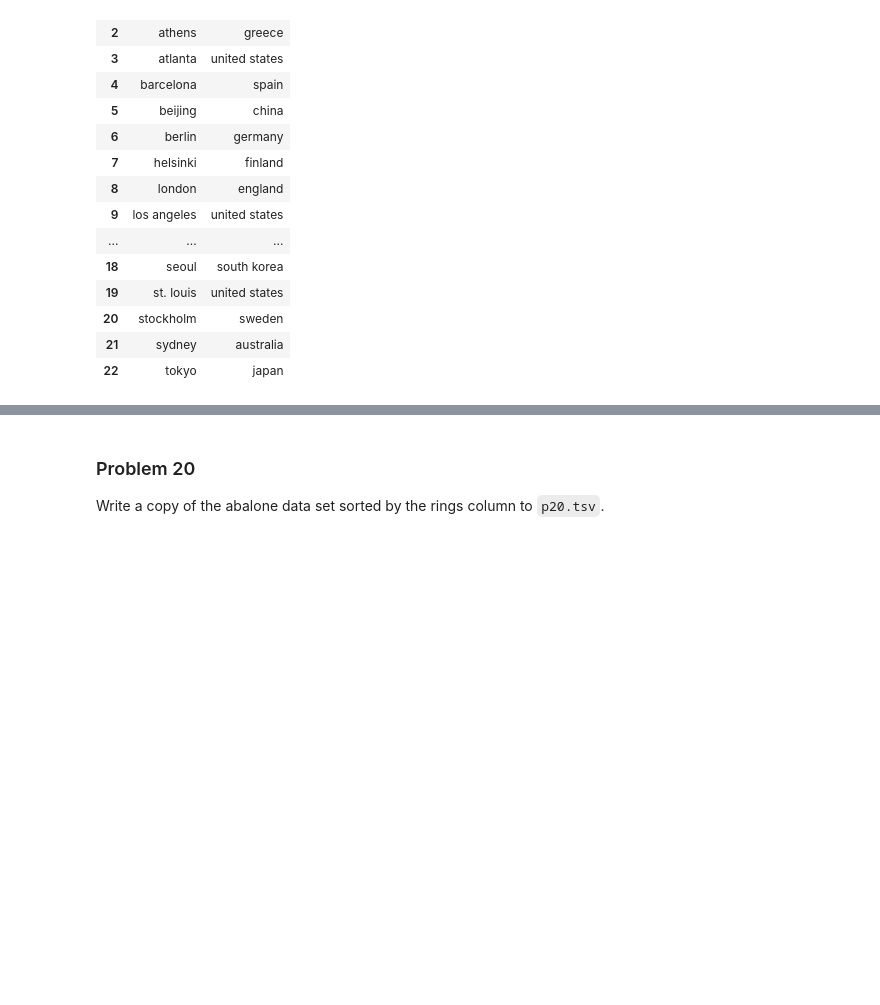
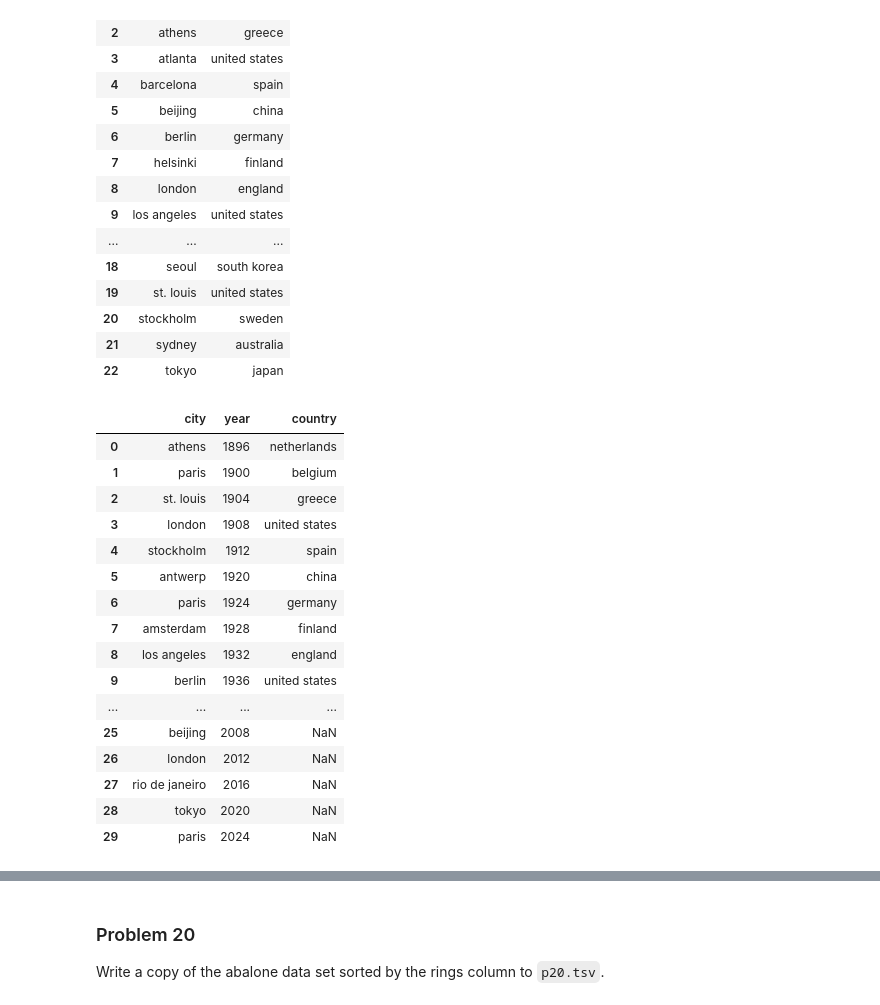
Before and after one commit to veniola/dx602-homework-08, a Jupyter notebook: homework.ipynb, the cells around one changed output, grey strips where cells are left out. Saved outputs shown, nothing was run; the diff lists cells and outputs as text; code cells hidden in the pictures; blank space fills up the shorter version.

```diff
--- a/homework.ipynb
+++ b/homework.ipynb
@@ -697,17 +705,36 @@ c19
 # %%
 # YOUR CHANGES HERE
 
 # make copies of o19 and c19, set index to "city" column for both
 o19_copy = o19.copy()
 c19_copy = c19.copy()
 
 # set indices to "city" column
 o19_set_index = o19_copy.set_index("city")
 c19_set_index = c19_copy.set_index("city")
 
-# add both dataframes
-add_dfs = o19_set_index + (c19_set_index)
-p19 = add_dfs
+# join o19 and c19
+p19 = o19_copy.join(c19_copy["country"])
+
+p19
+# %% [output]
+|  | city | year | country |
+| 0 | athens | 1896 | netherlands |
+| 1 | paris | 1900 | belgium |
+| 2 | st. louis | 1904 | greece |
+| 3 | london | 1908 | united states |
+| 4 | stockholm | 1912 | spain |
+| 5 | antwerp | 1920 | china |
+| 6 | paris | 1924 | germany |
+| 7 | amsterdam | 1928 | finland |
+| 8 | los angeles | 1932 | england |
+| 9 | berlin | 1936 | united states |
+| ... | ... | ... | ... |
+| 25 | beijing | 2008 | NaN |
+| 26 | london | 2012 | NaN |
+| 27 | rio de janeiro | 2016 | NaN |
+| 28 | tokyo | 2020 | NaN |
+| 29 | paris | 2024 | NaN |
 # %%
 p19
 # %% [output]
```
Also changed, not shown: parts of 11 cells of this notebook, 1 other file.
